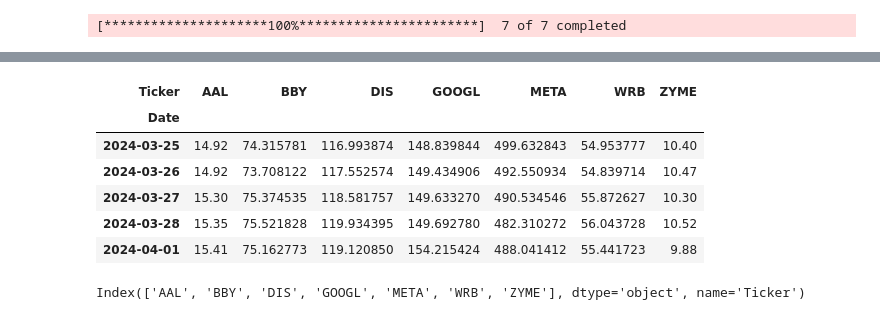
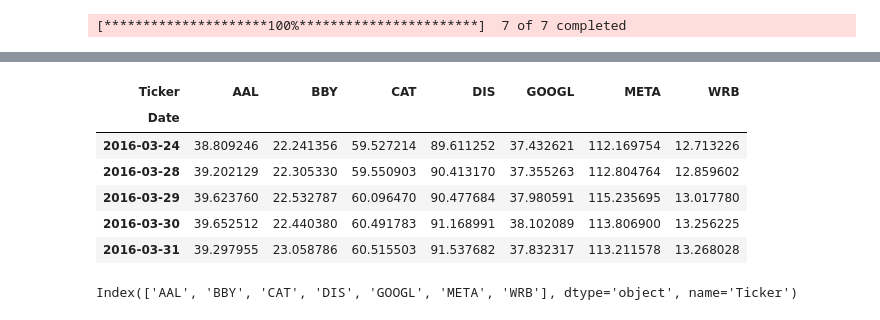
Before and after one commit to Spring-26-Quantitative-Finance/SunilA-QF-SP26, a Jupyter notebook: project2/main.ipynb, the cells around one changed output, grey strips where cells are left out. Drawn from its saved outputs; the diff is of its cells as text; code cells hidden in the pictures.

```diff
--- a/project2/main.ipynb
+++ b/project2/main.ipynb
@@ -6,7 +7,7 @@ import pandas as pd
 # %%
-selected_seven = ["META", "GOOGL", "DIS", "BBY", "AAL","ZYME", "WRB"]
+selected_seven = ["META", "GOOGL", "DIS", "BBY", "AAL","CAT", "WRB"]
 # %%
-stocks = yf.download(selected_seven, start="2024-03-24", end="2026-03-24")
+stocks = yf.download(selected_seven, start="2016-03-24", end="2026-03-24")
 # %% [output]
 [*********************100%***********************]  7 of 7 completed
 # %%
@@ -24,35 +25,35 @@ stocks.head()
 # %%
 price_field="Close"
 
-stock_2y = None
+stock_10y = None
 if isinstance(stocks.columns, pd.MultiIndex):
     # yfinance returns multiindex columns if multiple tickers
     if price_field not in stocks.columns.levels[0]:
         raise ValueError(f"Price field '{price_field}' not found. Available: {stocks.columns.levels[0]}")
-    stock_2y = stocks[price_field].copy()
+    stock_10y = stocks[price_field].copy()
 else:
     # single ticker case
-    stock_2y = stocks[[price_field]].copy()
-    stock_2y.columns = selected_seven
+    stock_10y = stocks[[price_field]].copy()
+    stock_10y.columns = selected_seven
 
-stock_2y = stock_2y.dropna(how="all").dropna(axis=1)  # drop any tickers that failed
-if stock_2y.shape[1] != len(selected_seven):
-    missing = set(selected_seven) - set(stock_2y.columns)
+stock_10y = stock_10y.dropna(how="all").dropna(axis=1)  # drop any tickers that failed
+if stock_10y.shape[1] != len(selected_seven):
+    missing = set(selected_seven) - set(stock_10y.columns)
     raise ValueError(f"Missing tickers data: {missing}")
 # %%
-stock_2y.head()
+stock_10y.head()
 # %% [output]
-| Ticker | AAL | BBY | DIS | GOOGL | META | WRB | ZYME |
+| Ticker | AAL | BBY | CAT | DIS | GOOGL | META | WRB |
 | Date |  |  |  |  |  |  |  |
-| 2024-03-25 | 14.92 | 74.315781 | 116.993874 | 148.839844 | 499.632843 | 54.953777 | 10.40 |
-| 2024-03-26 | 14.92 | 73.708122 | 117.552574 | 149.434906 | 492.550934 | 54.839714 | 10.47 |
-| 2024-03-27 | 15.30 | 75.374535 | 118.581757 | 149.633270 | 490.534546 | 55.872627 | 10.30 |
-| 2024-03-28 | 15.35 | 75.521828 | 119.934395 | 149.692780 | 482.310272 | 56.043728 | 10.52 |
-| 2024-04-01 | 15.41 | 75.162773 | 119.120850 | 154.215424 | 488.041412 | 55.441723 | 9.88 |
+| 2016-03-24 | 38.809246 | 22.241356 | 59.527214 | 89.611252 | 37.432621 | 112.169754 | 12.713226 |
+| 2016-03-28 | 39.202129 | 22.305330 | 59.550903 | 90.413170 | 37.355263 | 112.804764 | 12.859602 |
+| 2016-03-29 | 39.623760 | 22.532787 | 60.096470 | 90.477684 | 37.980591 | 115.235695 | 13.017780 |
+| 2016-03-30 | 39.652512 | 22.440380 | 60.491783 | 91.168991 | 38.102089 | 113.806900 | 13.256225 |
+| 2016-03-31 | 39.297955 | 23.058786 | 60.515503 | 91.537682 | 37.832317 | 113.211578 | 13.268028 |
 # %%
-print(stock_2y.columns)
+print(stock_10y.columns)
 # %% [output]
-Index(['AAL', 'BBY', 'DIS', 'GOOGL', 'META', 'WRB', 'ZYME'], dtype='object', name='Ticker')
+Index(['AAL', 'BBY', 'CAT', 'DIS', 'GOOGL', 'META', 'WRB'], dtype='object', name='Ticker')
 # %%
 
 
```
Also changed, not shown: parts of 12 cells of this notebook.
